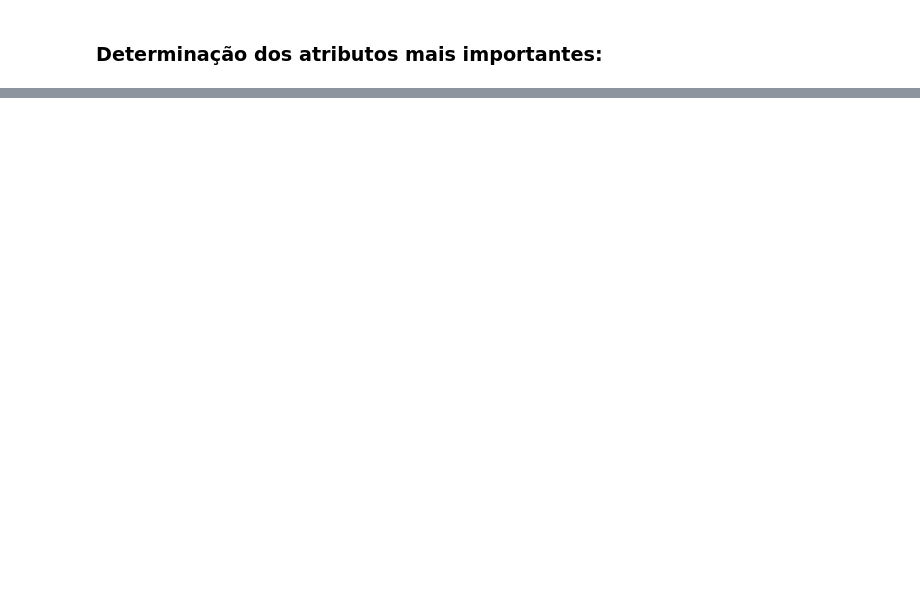
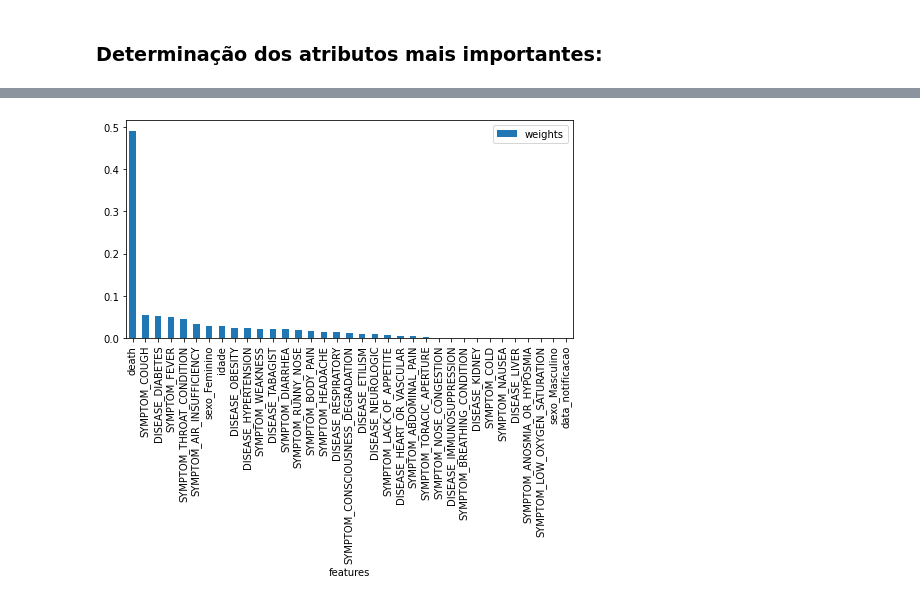
Before and after one commit to bielarnaud/Estudo_dados_de_covid, a Jupyter notebook: Codes/Teste - Gradient Boosting - Sampling.ipynb, the cells around one changed output, grey strips where cells are left out. Cells and saved outputs as stored; diff of their text form; code cells hidden in the pictures; blank space fills up the shorter version.

```diff
--- a/Codes/Teste - Gradient Boosting - Sampling.ipynb
+++ b/Codes/Teste - Gradient Boosting - Sampling.ipynb
@@ -985,0 +1243,9 @@ plt.show()
+# %%
+# plot feature importance
+imp_features = final_cl_26.feature_importances_
+df_imp_features = pd.DataFrame({"features":list_features}).join(pd.DataFrame({"weights":imp_features}))
+df_imp_features = df_imp_features.sort_values(by=['weights'], ascending=False)
+abc = df_imp_features.plot(x="features", y="weights", kind="bar", figsize=(8, 4))
+plt.show()
+# %% [output]
+[figure, added]
```
Also changed, not shown: parts of 22 cells of this notebook, 1 other file.
